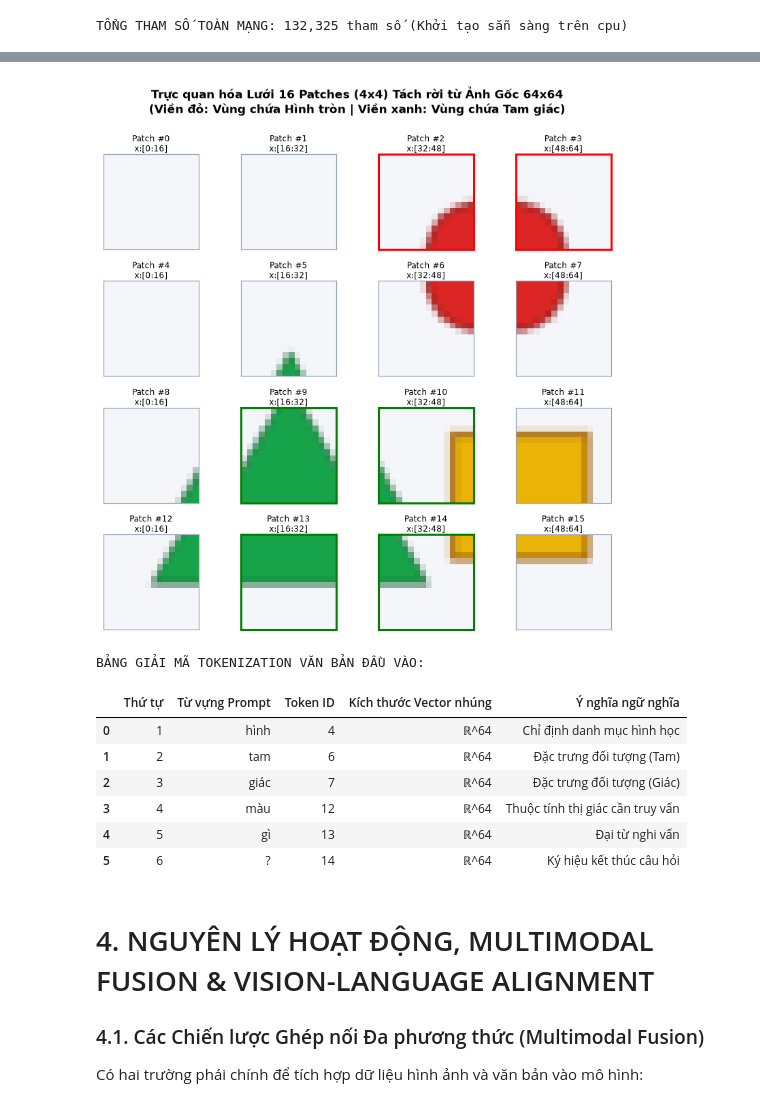
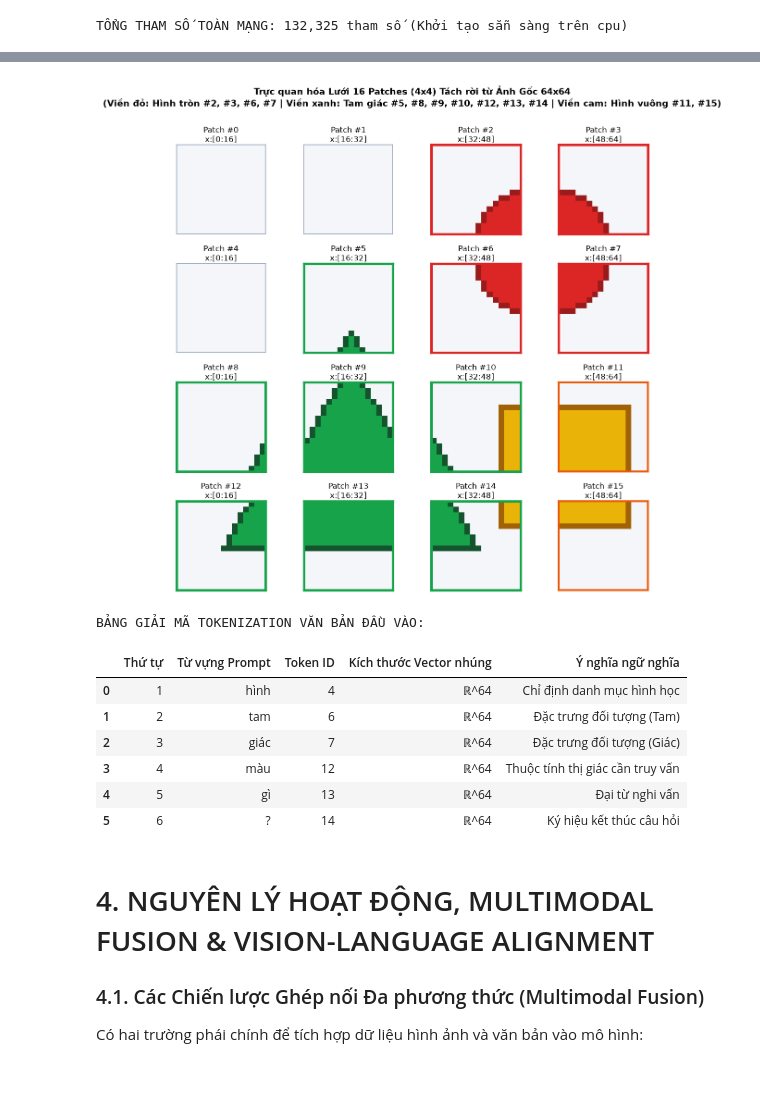
Before and after one commit to khanhlinh616/VLM_N1, a Jupyter notebook: notebook/vlm_demo.ipynb, the cells around one changed output, grey strips where cells are left out. Saved outputs shown, nothing was run; the diff lists cells and outputs as text; code cells hidden in the pictures; blank space fills up the shorter version.

Commit message:
Dong bo toan dien du an VLM: Chuan hoa thuc the hinh vuong vang, toa do 16 patches, cap nhat nghien cuu patch resolution va bo sung kiem thu tu dong

```diff
--- a/notebook/vlm_demo.ipynb
+++ b/notebook/vlm_demo.ipynb
@@ -597,42 +632,59 @@ for idx, patch_img, box in patches_list:
     ax = axes[r, c]
     ax.imshow(patch_img)
     ax.set_title(f"Patch #{idx}\nx:[{box[0]}:{box[2]}]", fontsize=8, pad=2)
-    # Đánh dấu viền màu để người học dễ nhận biết vật thể
-    border_color = 'red' if idx in (2, 3) else ('green' if idx in (9, 10, 13, 14) else '#94a3b8')
+    # Đánh dấu viền màu chuẩn xác theo vị trí không gian của từng vật thể:
+    # - Hình tròn đỏ: Patch #2, #3, #6, #7
+    # - Hình tam giác xanh lá: Patch #5, #8, #9, #10, #12, #13, #14
+    # - Hình vuông vàng: Patch #11, #15 (Patch #10, #14 giao thoa với tam giác)
+    # - Nền xám nhạt trống: Patch #0, #1, #4
+    if idx in (2, 3, 6, 7):
+        border_color = '#dc2626'  # Viền đỏ: Hình tròn
+        border_width = 2.5
+    elif idx in (5, 8, 9, 10, 12, 13, 14):
+        border_color = '#16a34a'  # Viền xanh lá: Tam giác
+        border_width = 2.5
+    elif idx in (11, 15):
+        border_color = '#ea580c'  # Viền cam: Hình vuông vàng
+        border_width = 2.0
+    else:
+        border_color = '#94a3b8'  # Viền xám: Nền trống
+        border_width = 0.8
+
     for spine in ax.spines.values():
         spine.set_edgecolor(border_color)
-        spine.set_linewidth(2 if border_color != '#94a3b8' else 0.8)
+        spine.set_linewidth(border_width)
     ax.set_xticks([])
     ax.set_yticks([])
 
-plt.suptitle("Trực quan hóa Lưới 16 Patches (4x4) Tách rời từ Ảnh Gốc 64x64\n(Viền đỏ: Vùng chứa Hình tròn | Viền xanh: Vùng chứa Tam giác)",
-             fontsize=11, fontweight='bold', y=0.99)
+plt.suptitle("Trực quan hóa Lưới 16 Patches (4x4) Tách rời từ Ảnh Gốc 64x64\n(Viền đỏ: Hình tròn #2, #3, #6, #7 | Viền xanh: Tam giác #5, #8, #9, #10, #12, #13, #14 | Viền cam: Hình vuông #11, #15)",
+             fontsize=9.2, fontweight='bold', y=0.99)
 plt.tight_layout()
+plt.savefig('data/patches_grid_illustration.png', dpi=150, bbox_inches='tight')
 plt.show()
 
 # 2. Minh họa quá trình Tokenize câu Prompt thành Subword Tokens
 sample_prompt = "hình tam giác màu gì ?"
 prompt_tokens = [w for w in sample_prompt.split() if w in VOCAB]
 prompt_ids = [VOCAB[w] for w in prompt_tokens]
 
 df_tokens = pd.DataFrame({
     "Thứ tự": range(1, len(prompt_tokens) + 1),
     "Từ vựng Prompt": prompt_tokens,
     "Token ID": prompt_ids,
     "Kích thước Vector nhúng": ["ℝ^64"] * len(prompt_tokens),
     "Ý nghĩa ngữ nghĩa": [
         "Chỉ định danh mục hình học",
         "Đặc trưng đối tượng (Tam)",
         "Đặc trưng đối tượng (Giác)",
         "Thuộc tính thị giác cần truy vấn",
         "Đại từ nghi vấn",
         "Ký hiệu kết thúc câu hỏi"
     ]
 })
 print("\nBẢNG GIẢI MÃ TOKENIZATION VĂN BẢN ĐẦU VÀO:")
 display(df_tokens)
 # %% [output]
-[figure, old version]
+[figure, new version]
 BẢNG GIẢI MÃ TOKENIZATION VĂN BẢN ĐẦU VÀO:
 |  | Thứ tự | Từ vựng Prompt | Token ID | Kích thước Vector nhúng | Ý nghĩa ngữ nghĩa |
 | 0 | 1 | hình | 4 | ℝ^64 | Chỉ định danh mục hình học |
```
Also changed, not shown: parts of 7 cells of this notebook, 6 other files.
